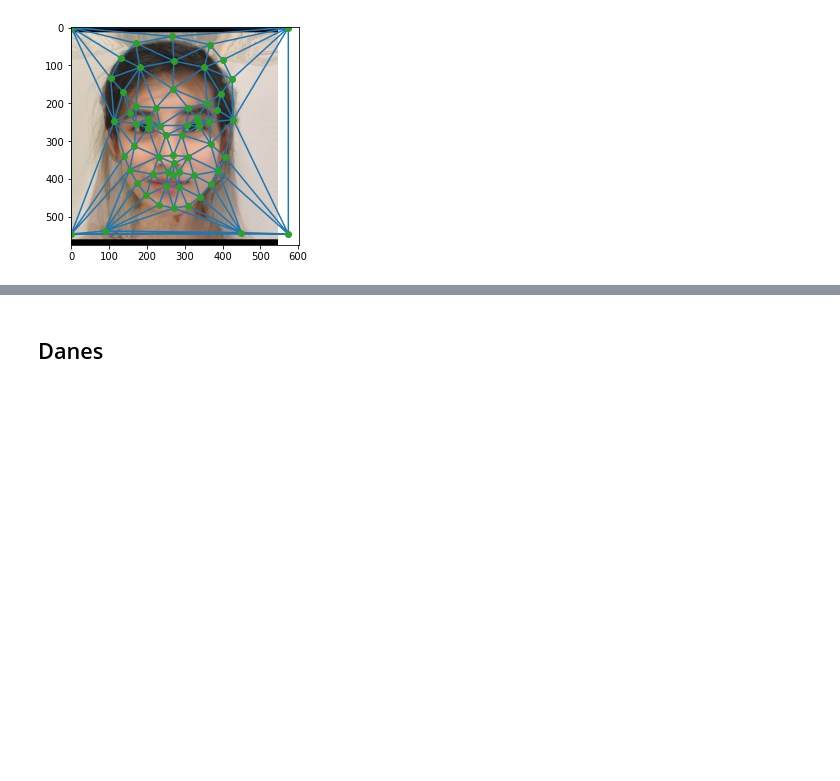
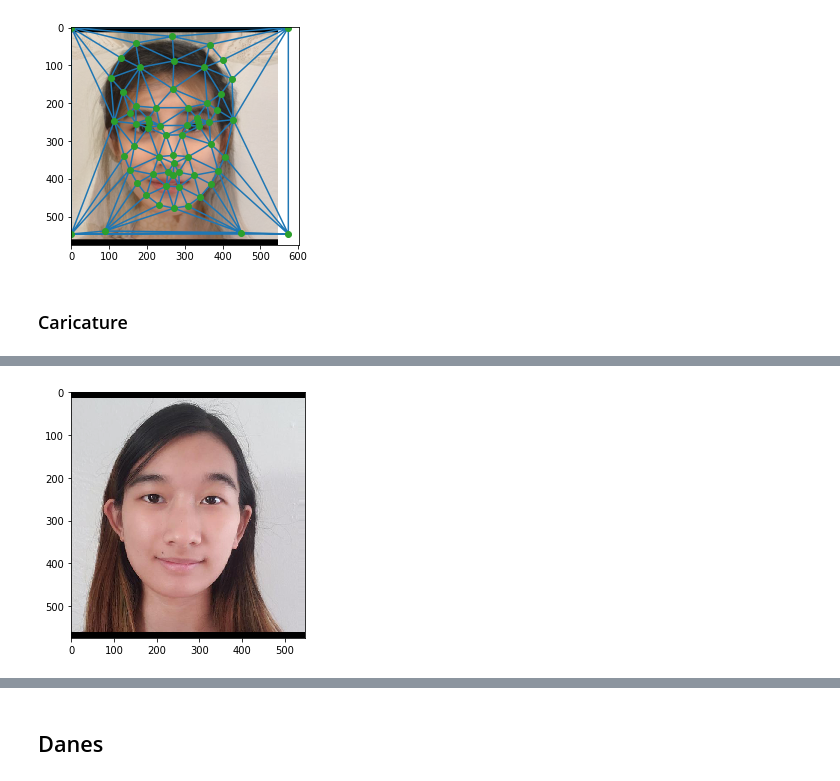
Before and after one commit to aprilsin/cs194-proj3, a Jupyter notebook: CS194 Proj3.ipynb, the cells around one changed output, grey strips where cells are left out. Drawn from its saved outputs; the diff is of its cells as text; code cells hidden in the pictures; blank space fills up the shorter version.

```diff
--- a/CS194 Proj3.ipynb
+++ b/CS194 Proj3.ipynb
@@ -172,5 +173,5 @@ pop_pts = [iu_pts, me_pts, other_pts]
 mean_pts = np.mean(pop_pts, axis=0)
 assert len(mean_pts) == 63
 # %%
-mean_img, mean_shape, triangulation, warped_imgs = pop.compute_population_mean(pop_imgs, pop_pts)
+pop_img, pop_pts, triangulation, warped_imgs = pop.compute_population_mean(pop_imgs, pop_pts)
 # %%
@@ -183,2 +184,9 @@ morph.plot_tri_mesh(mean_img, mean_pts, triangulation)
 # %% [output]
 [figure]
+# %% [markdown]
+### Caricature
+# %%
+cari_me8 = pop.caricature(me, me_pts, pop_pts, triangulation, alpha=0.8)
+io.imshow(cari_me8)
+io.imsave("output/cari_me8.jpg", cari_me8)
+# %% [output]
@@ -184,0 +194 @@ morph.plot_tri_mesh(mean_img, mean_pts, triangulation)
+[figure, added]
```
Also changed, not shown: parts of 12 cells of this notebook, 3 other files.
